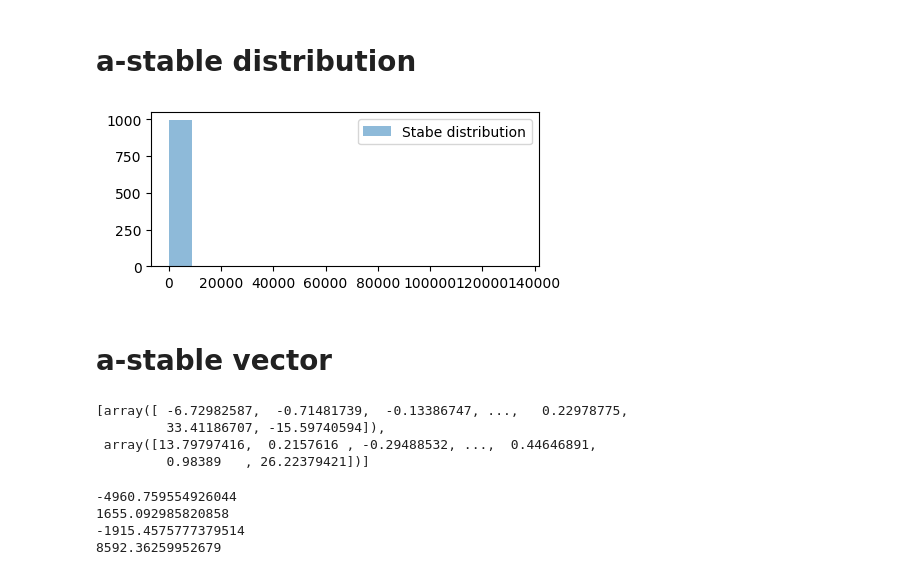
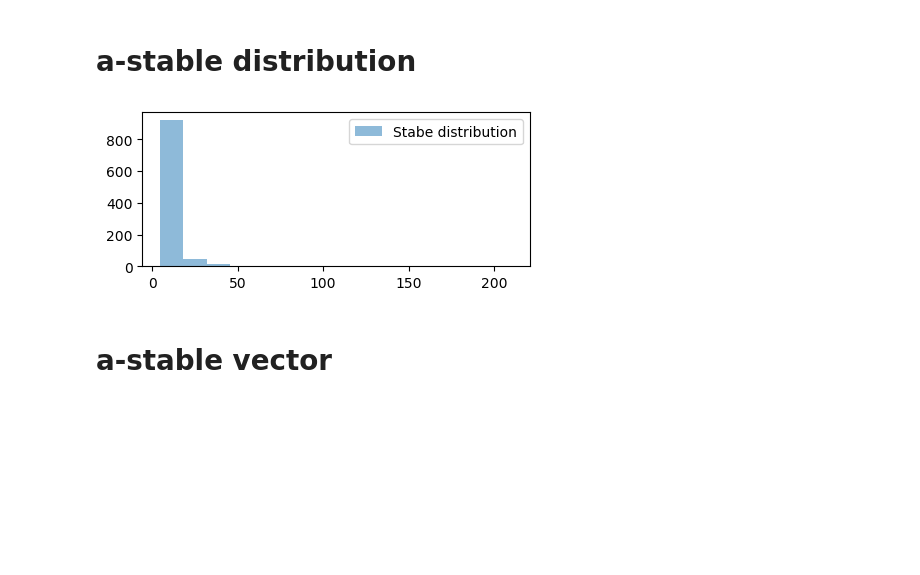
Before and after one commit to KohutMaria/CSOSP, a Jupyter notebook: CSOSP_5.ipynb, the cells around one changed output. Drawn from its saved outputs; the diff is of its cells as text; code cells hidden in the pictures; blank space fills up the shorter version.

```diff
--- a/CSOSP_5.ipynb
+++ b/CSOSP_5.ipynb
@@ -11,29 +11,29 @@ def plot(X):
     plt.show()
 # %% [markdown]
 # a-stable distribution
-# %%
-n = 1000
-mean = 1
-
-O = uniform.rvs(size = n, loc = - np.pi / 2, scale = np.pi)
-U = uniform.rvs(size = n)
-W = - mean * np.log(1 - U)
 # %%
-def stable(O, W, alpha, beta):
-    if alpha == 1:
-        Z = 2 / np.pi * ((np.pi / 2 + beta * O) * np.tan(O) - beta * np.log(np.pi / 2 * W * np.cos(O) / (np.pi / 2 + beta * O)))
+def stable(alpha, beta, gamma, delta, n):
+    Theta = np.random.uniform(-np.pi/2, np.pi/2, n)
+    W = np.random.exponential(1, n)
+    theta_0 = np.arctan(beta * np.tan(np.pi * alpha/2))/alpha
+    if alpha != 1:
+        Z = np.sin(alpha * (theta_0 + Theta))/(np.cos(alpha * theta_0) * np.cos(Theta))**(1/alpha) * (np.cos(alpha * theta_0 + (alpha - 1) * Theta) / W)**((1-alpha) / alpha)
+        X = gamma * Z + delta
     else:
-        O_0 = np.arctan(beta * np.tan(np.pi * alpha / 2)) / alpha
-        Z = np.sin(alpha * (O_0 + O)) / (np.cos(alpha * O_0) * np.cos(O))**(1/alpha) * ((np.cos(alpha * O_0 + (alpha - 1) * O)) / W)**((1-alpha)/alpha)
-    return Z
+        Z = 2/np.pi * ((np.pi/2 + beta * Theta) * np.tan(Theta) - beta * np.log((np.pi/2 * W * np.cos(Theta)) / (np.pi/2 + beta * Theta)))
+        X = gamma * Z + delta + beta * 2/np.pi * gamma * np.log(gamma)
+    return X
 # %%
+n = 1000
 alpha = 0.9
 beta = 1
+gamma = 1
+delta = 0
 
-Z = stable(O, W, alpha, beta)
+Z = stable(alpha, beta, gamma, delta, n)
 plot(Z)
 # %% [output]
-[figure, old version]
+[figure, new version]
 # %% [markdown]
 # a-stable vector
 # %%
@@ -77,19 +72,3 @@ Xs = stable_vector(Zs, gammas, ss, d)
-# %%
-Xs
-# %% [output]
-[array([ -6.72982587,  -0.71481739,  -0.13386747, ...,   0.22978775,
-         33.41186707, -15.59740594]),
- array([13.79797416,  0.2157616 , -0.29488532, ...,  0.44646891,
-         0.98389   , 26.22379421])]
-# %%
-for i in range(len(Xs)):
-    print(Xs[i].min())
-    print(Xs[i].max())
-# %% [output]
--4960.759554926044
-1655.092985820858
--1915.4575777379514
-8592.36259952679
 # %%
 plt.scatter(Xs[0], Xs[1])
 # %% [output]
```
Also changed, not shown: parts of 13 cells of this notebook.
